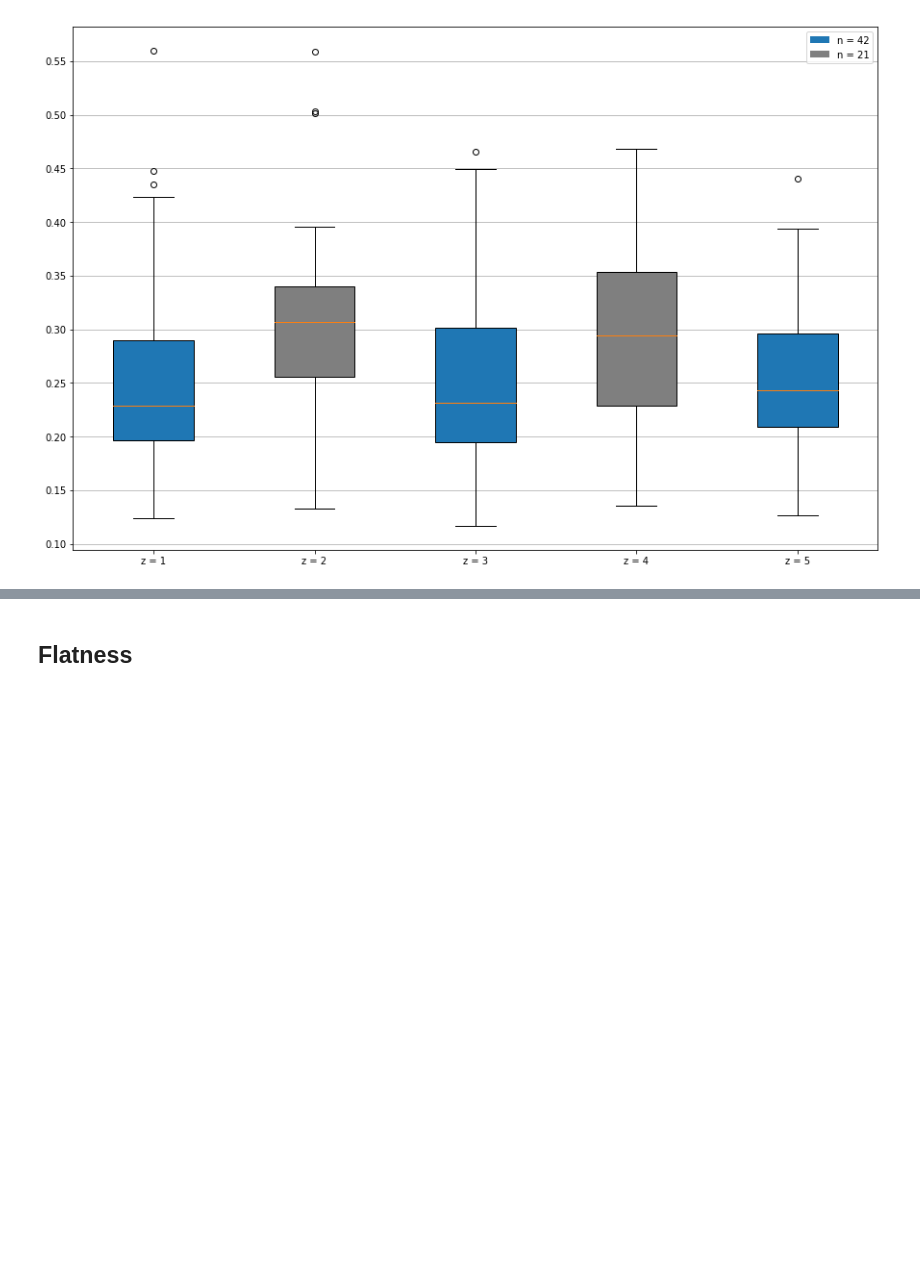
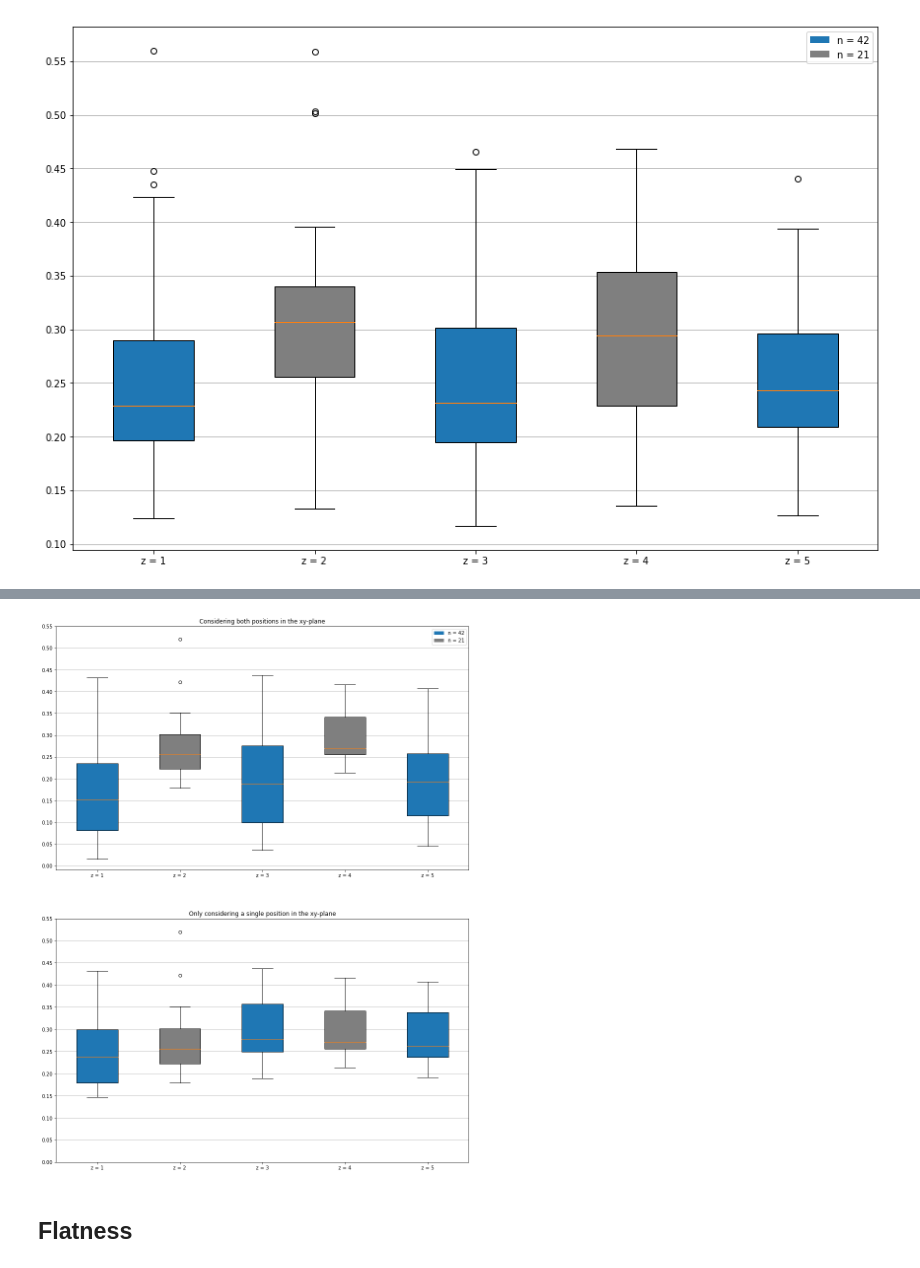
Before and after one commit to TheThorb/Leirmo_Exp1_Publication1, a Jupyter notebook: Z-direction_variations.ipynb, the cells around one changed output, grey strips where cells are left out. Saved outputs shown, nothing was run; the diff lists cells and outputs as text; code cells hidden in the pictures; blank space fills up the shorter version.

Commit message:
Update with diameter
Included diameter in the comparison. Also fixed erroneous descriptions originating from copy/paste actions.

```diff
--- a/Z-direction_variations.ipynb
+++ b/Z-direction_variations.ipynb
@@ -184,3 +186,89 @@ plt.show()
+# %%
+"""
+Boxplots showing the variation in diameter of all cylinders with respect to z-height.
+
+Only consider the 'reference specimen' rotated -90 degrees.
+
+"""
+
+# List of characteristics
+chars = ['Diameter_Cyl_4mm_Pos',\
+        'Diameter_Cyl_8mm_Neg',\
+        'Diameter_Cyl_8mm_Pos',\
+        'Diameter_Cyl_16mm_Neg',\
+        'Diameter_Cyl_16mm_Pos',\
+        'Diameter_Cyl_24mm_Neg',\
+        'Diameter_Cyl_24mm_Pos']
+
+# List of lables for the boxplots
+labels = ['z = 1', 'z = 2', 'z = 3', 'z = 4', 'z = 5']
+
+# Define colors
+color1, color2 = 'tab:blue', 'tab:gray'
+
+# Assign colors to boxes
+colors = [color1, color2, color1, color2, color1]
+
+# Define legend elements
+legend_elements = [Patch(facecolor=color1, label='n = {}'.format(len(chars)*2*3)),\
+                  Patch(facecolor=color2, label='n = {}'.format(len(chars)*3))]
+
+# list of handles to the boxes
+bplots = []
+
+# Retrieve the characteristics from the dictionary
+dfs = func.df_from_dict(chars, char_dict)
+
+# Isolate the specimen rotated -90 degrees
+dfs = func.get_single_values('angle', -90, dfs)
+
+# Concatenate dataframes
+dfs = pd.concat(dfs)
+
+# Extract columns of interest and converting to absolute values
+dfs = dfs[['error', 'z_pos', 'y_pos']]
+dfs['error'] = dfs['error'].abs()
+
+# Initiate empty list
+data1 = [None] * 5
+
+# Extract the z-layers into separate DataFrame-objects in the list 'data'
+for i in range(5):
+    data1[i] = dfs[dfs['z_pos'] == i+1]
+    data1[i] = data1[i]['error']
+
+# Initialize figure as a grid of plots
+fig, axs = plt.subplots(nrows=2, figsize=(15, 20))
+
+bplots = [axs[0].boxplot(data1, patch_artist=True, labels=labels)]
+axs[0].set_title("Considering both positions in the xy-plane")
+axs[0].set_yticks([0, 0.05, .1, .15, .2, .25, .3, .35, .4, .45, .5, .55])
+axs[0].yaxis.grid(True)
+axs[0].legend(handles=legend_elements, loc='upper right')
+
+dfs = dfs[dfs['y_pos'] != 1]
+
+data2 = [None] * 5
+
+# Extract the z-layers into separate DataFrame-objects in the list 'data'
+for i in range(5):
+    data2[i] = dfs[dfs['z_pos'] == i+1]
+    data2[i] = data2[i]['error']
+
+bplots.append(axs[1].boxplot(data2, patch_artist=True, labels=labels))
+axs[1].set_title("Only considering a single position in the xy-plane")
+axs[1].set_yticks([0, 0.05, .1, .15, .2, .25, .3, .35, .4, .45, .5, .55])
+axs[1].yaxis.grid(True)
+
+# Set color to the boxplots
+for bplot in bplots:
+    for patch, color in zip(bplot['boxes'], colors):
+        patch.set_facecolor(color)
+
+# Display figure
+plt.show()
+# %% [output]
+[figure, added]
 # %% [markdown]
 ## Flatness
 # %%
```
Also changed, not shown: parts of 2 cells of this notebook.
